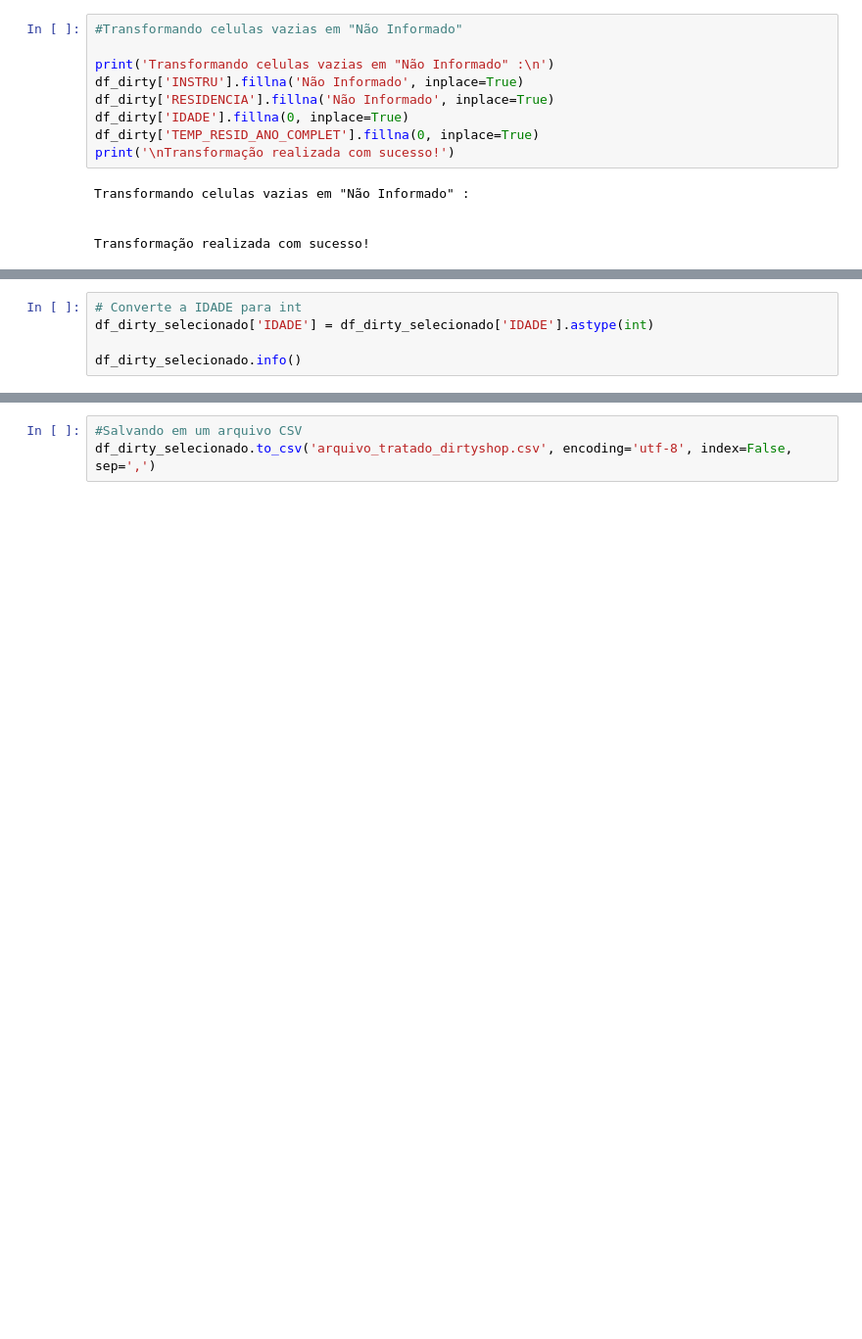
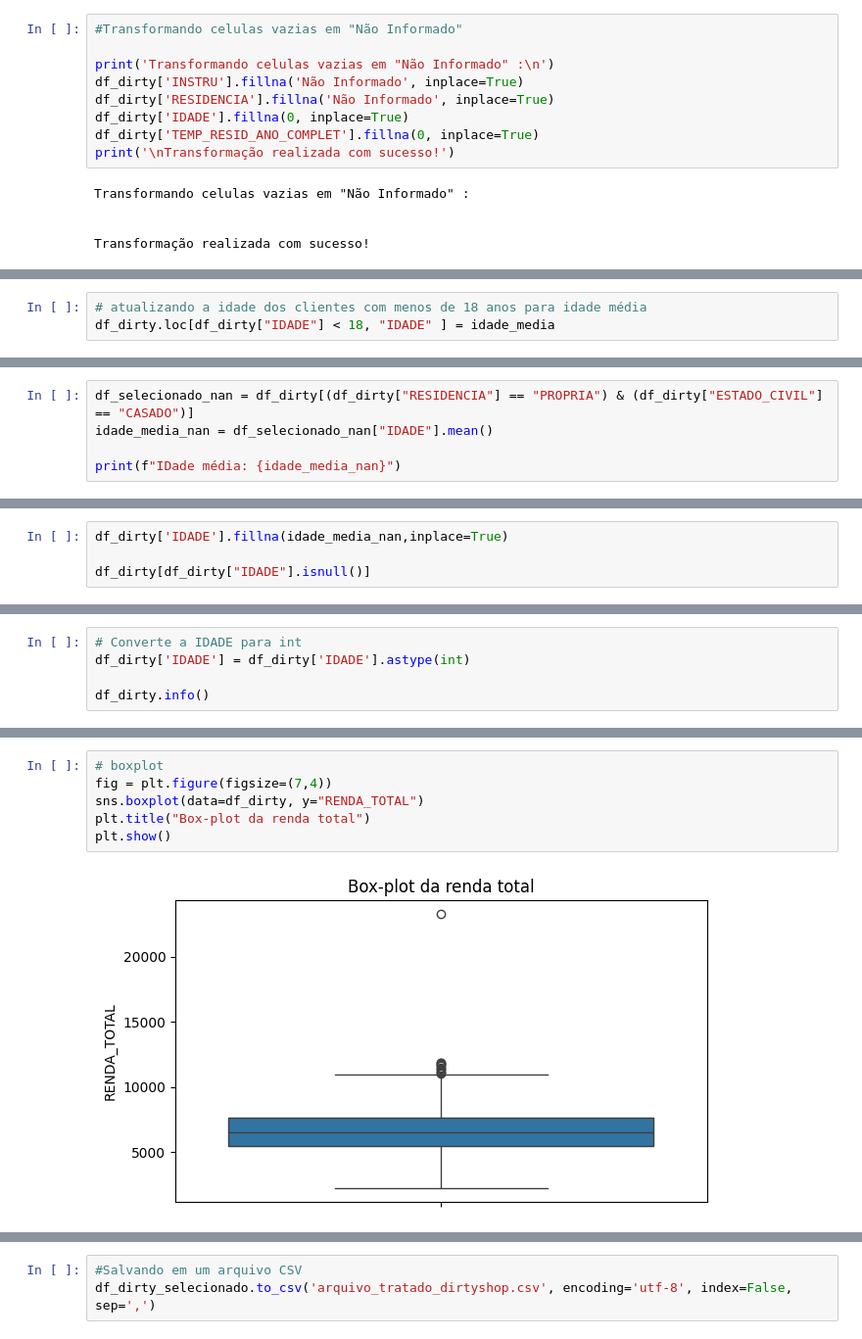
Before and after one commit to danielgamacavalcante/Python-Analise-Dados, a Jupyter notebook: ETL-Dirtyshop/etl_dirtyshop_daniel.ipynb, the cells around one changed output, grey strips where cells are left out. Shown at 98% size. Drawn from its saved outputs; the diff is of its cells as text; blank space fills up the shorter version.

```diff
--- a/ETL-Dirtyshop/etl_dirtyshop_daniel.ipynb
+++ b/ETL-Dirtyshop/etl_dirtyshop_daniel.ipynb
@@ -149,0 +678,3 @@ Transformação realizada com sucesso!
+# %%
+# atualizando a idade dos clientes com menos de 18 anos para idade média
+df_dirty.loc[df_dirty["IDADE"] < 18, "IDADE" ] = idade_media
@@ -149,0 +688,5 @@ Transformação realizada com sucesso!
+# %%
+df_selecionado_nan = df_dirty[(df_dirty["RESIDENCIA"] == "PROPRIA") & (df_dirty["ESTADO_CIVIL"] == "CASADO")]
+idade_media_nan = df_selecionado_nan["IDADE"].mean()
+
+print(f"IDade média: {idade_media_nan}")
@@ -149,0 +699,4 @@ Transformação realizada com sucesso!
+# %%
+df_dirty['IDADE'].fillna(idade_media_nan,inplace=True)
+
+df_dirty[df_dirty["IDADE"].isnull()]
@@ -181,9 +736,9 @@ Cinco primeiras linhas da base de dados df_dirty_selecionado:
 | 4 | CLI_0005 | bom | 46.0 | RJ | PROP | 8.0 | CASADO | Não Informado | ... |
 # %%
 # Converte a IDADE para int
-df_dirty_selecionado['IDADE'] = df_dirty_selecionado['IDADE'].astype(int)
+df_dirty['IDADE'] = df_dirty['IDADE'].astype(int)
 
-df_dirty_selecionado.info()
+df_dirty.info()
 # %% [output]
 <class 'pandas.core.frame.DataFrame'>
 RangeIndex: 2800 entries, 0 to 2799
@@ -204,0 +776,8 @@ memory usage: 218.9+ KB
+# %%
+# boxplot
+fig = plt.figure(figsize=(7,4))
+sns.boxplot(data=df_dirty, y="RENDA_TOTAL")
+plt.title("Box-plot da renda total")
+plt.show()
+# %% [output]
+[figure, added]
```
Also changed, not shown: parts of 59 cells of this notebook, 8 other files.
